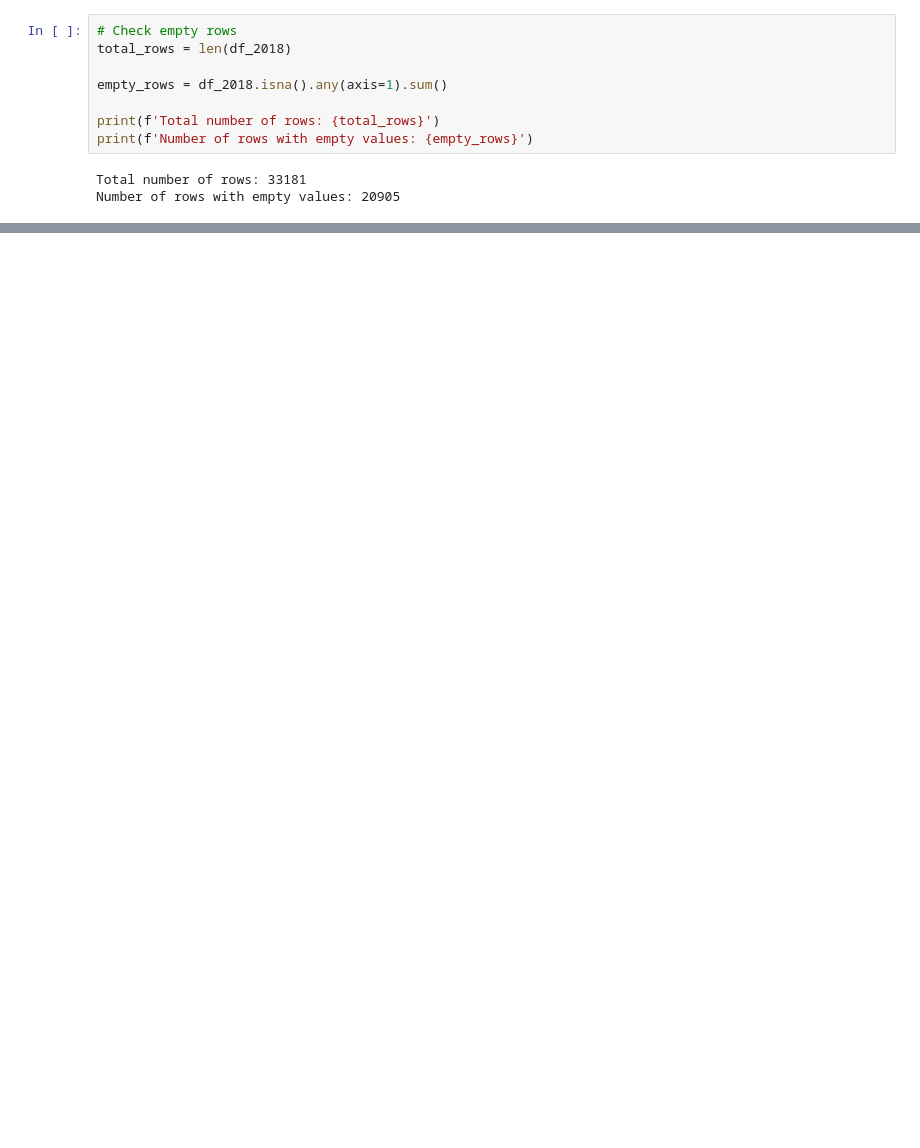
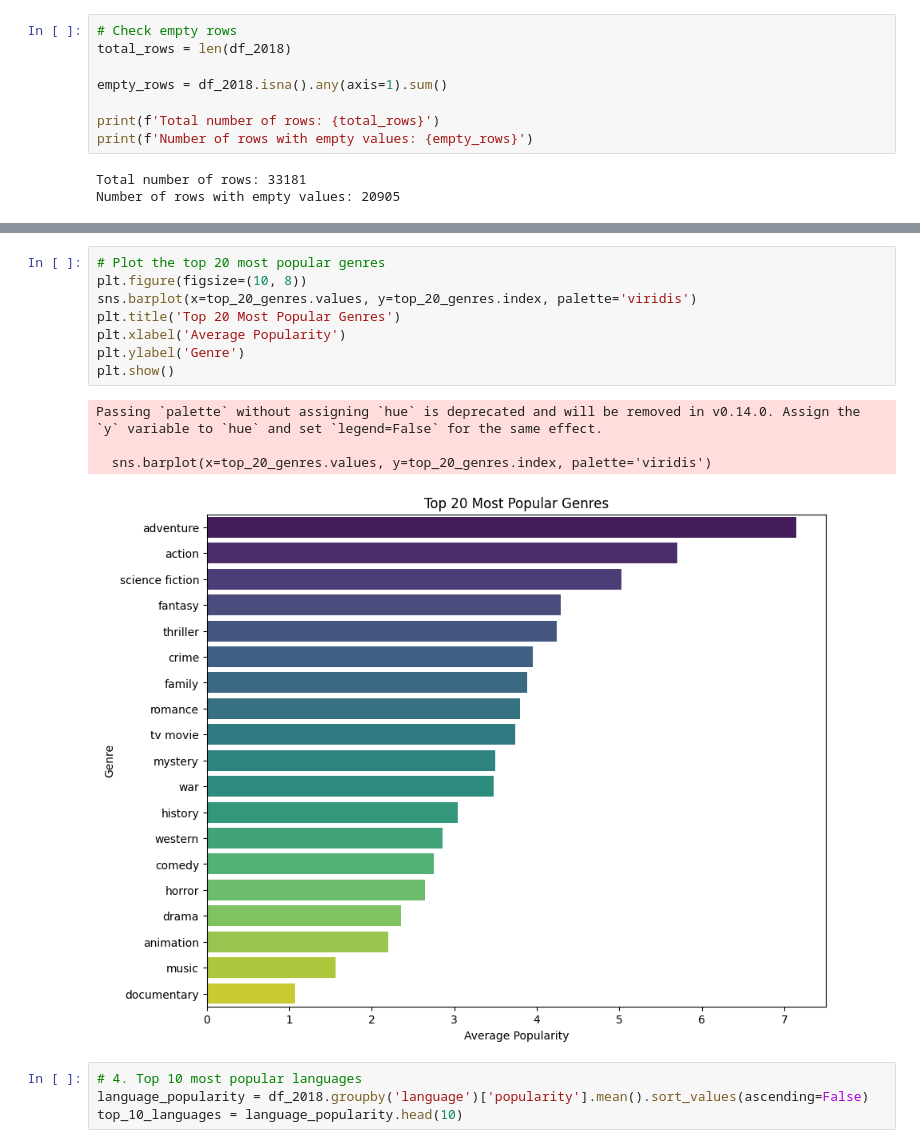
Before and after one commit to bruhu/film-sentiment-analysis, a Jupyter notebook: notebooks/tmdb_data.ipynb, the cells around one changed output, grey strips where cells are left out. Saved outputs shown, nothing was run; the diff lists cells and outputs as text; blank space fills up the shorter version.

```diff
--- a/notebooks/tmdb_data.ipynb
+++ b/notebooks/tmdb_data.ipynb
@@ -238,0 +355,17 @@ Number of rows with empty values: 20905
+# %%
+# Plot the top 20 most popular genres
+plt.figure(figsize=(10, 8))
+sns.barplot(x=top_20_genres.values, y=top_20_genres.index, palette='viridis')
+plt.title('Top 20 Most Popular Genres')
+plt.xlabel('Average Popularity')
+plt.ylabel('Genre')
+plt.show()
+# %% [output]
+Passing `palette` without assigning `hue` is deprecated and will be removed in v0.14.0. Assign the `y` variable to `hue` and set `legend=False` for the same effect.
+
+  sns.barplot(x=top_20_genres.values, y=top_20_genres.index, palette='viridis')
+[figure, added]
+# %%
+# 4. Top 10 most popular languages
+language_popularity = df_2018.groupby('language')['popularity'].mean().sort_values(ascending=False)
+top_10_languages = language_popularity.head(10)
```
Also changed, not shown: parts of 11 cells of this notebook, 1 other file.
